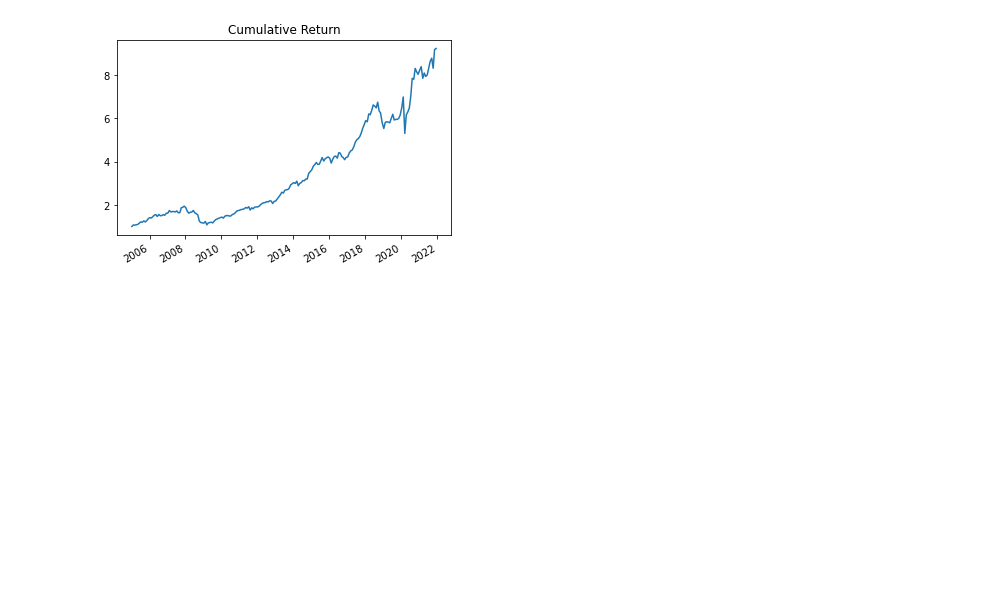
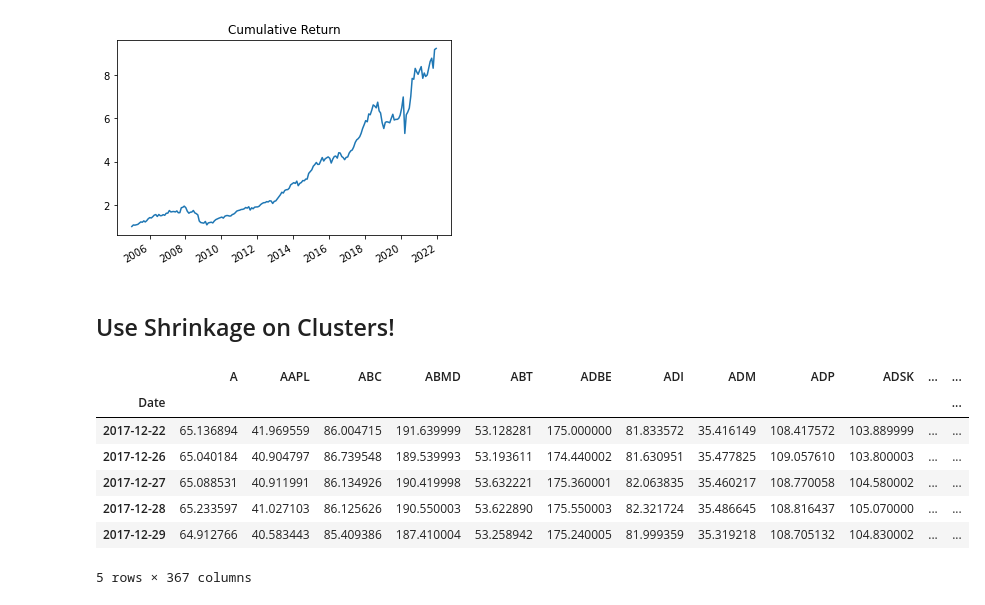
Before and after one commit to thEKurz/Opt_Modeling, a Jupyter notebook: Optimization_Clustering_bayesian_update_EK.ipynb, the cells around one changed output. Cells and saved outputs as stored; diff of their text form; code cells hidden in the pictures; blank space fills up the shorter version.

```diff
--- a/Optimization_Clustering_bayesian_update_EK.ipynb
+++ b/Optimization_Clustering_bayesian_update_EK.ipynb
@@ -364,3 +333,17 @@ returns_1, _ = Markowits_Bayes_Cluster_Rebalance(SP_Close,21,252*5,weight_bounds
 Portfolio_backtest(returns_1)
 # %% [output]
 [figure]
+# %% [markdown]
+## Use Shrinkage on Clusters!
+# %%
+SP_Pre2018= SP_Close[:'2018-01-01']
+SP_Pre2018.tail()
+# %% [output]
+|  | A | AAPL | ABC | ABMD | ABT | ADBE | ADI | ADM | ADP | ADSK | ... | ... |
+| Date |  |  |  |  |  |  |  |  |  |  |  | ... |
+| 2017-12-22 | 65.136894 | 41.969559 | 86.004715 | 191.639999 | 53.128281 | 175.000000 | 81.833572 | 35.416149 | 108.417572 | 103.889999 | ... | ... |
+| 2017-12-26 | 65.040184 | 40.904797 | 86.739548 | 189.539993 | 53.193611 | 174.440002 | 81.630951 | 35.477825 | 109.057610 | 103.800003 | ... | ... |
+| 2017-12-27 | 65.088531 | 40.911991 | 86.134926 | 190.419998 | 53.632221 | 175.360001 | 82.063835 | 35.460217 | 108.770058 | 104.580002 | ... | ... |
+| 2017-12-28 | 65.233597 | 41.027103 | 86.125626 | 190.550003 | 53.622890 | 175.550003 | 82.321724 | 35.486645 | 108.816437 | 105.070000 | ... | ... |
+| 2017-12-29 | 64.912766 | 40.583443 | 85.409386 | 187.410004 | 53.258942 | 175.240005 | 81.999359 | 35.319218 | 108.705132 | 104.830002 | ... | ... |
+5 rows × 367 columns
```
Also changed, not shown: parts of 24 cells of this notebook, 1 other file.
